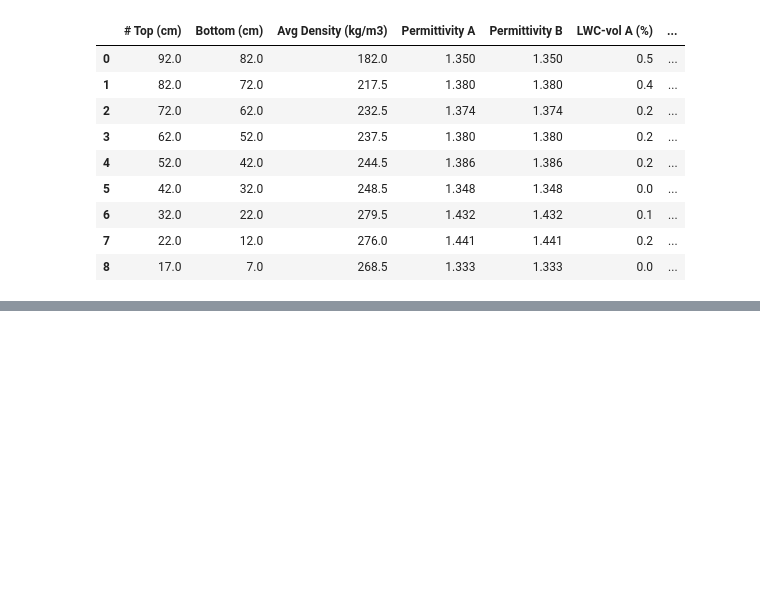
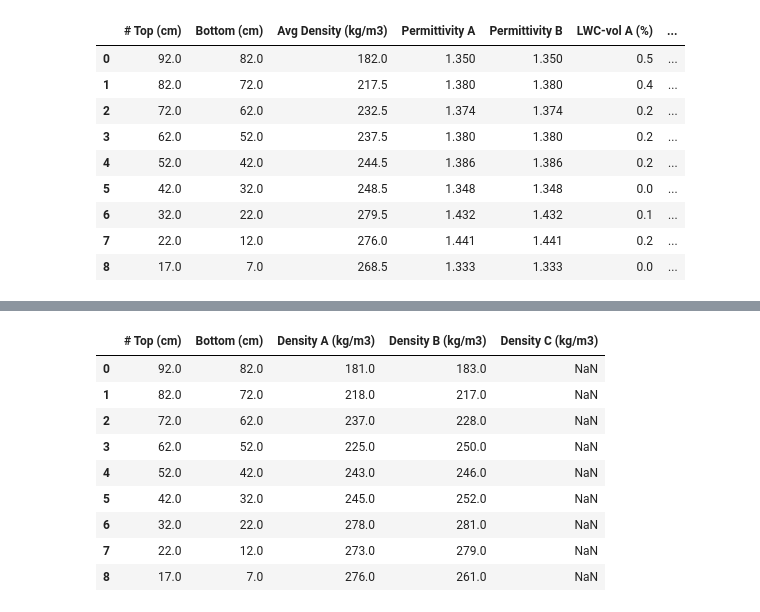
Before and after one commit to snowex-hackweek/uavsar, a Jupyter notebook: ShazWork/Test_Python.ipynb, the cells around one changed output, grey strips where cells are left out. Cells and saved outputs as stored; diff of their text form; code cells hidden in the pictures; blank space fills up the shorter version.

```diff
--- a/ShazWork/Test_Python.ipynb
+++ b/ShazWork/Test_Python.ipynb
@@ -237,0 +238,18 @@ Text(0, 0.5, 'Snow Bottom (cm)')
+# %%
+# grab a different pit parameter file
+parameter = 'density'
+with fs.open('/snowex-data/tutorial-data/core-datasets/pits/SnowEx20_SnowPits_GMIOP_{}_{}_{}_v01.csv'.format(date, pitID, parameter), 'rb') as f:
+
+    d = pd.read_csv(f, header=7)
+d
+# %% [output]
+|  | # Top (cm) | Bottom (cm) | Density A (kg/m3) | Density B (kg/m3) | Density C (kg/m3) |
+| 0 | 92.0 | 82.0 | 181.0 | 183.0 | NaN |
+| 1 | 82.0 | 72.0 | 218.0 | 217.0 | NaN |
+| 2 | 72.0 | 62.0 | 237.0 | 228.0 | NaN |
+| 3 | 62.0 | 52.0 | 225.0 | 250.0 | NaN |
+| 4 | 52.0 | 42.0 | 243.0 | 246.0 | NaN |
+| 5 | 42.0 | 32.0 | 245.0 | 252.0 | NaN |
+| 6 | 32.0 | 22.0 | 278.0 | 281.0 | NaN |
+| 7 | 22.0 | 12.0 | 273.0 | 279.0 | NaN |
+| 8 | 17.0 | 7.0 | 276.0 | 261.0 | NaN |
```
Also changed, not shown: parts of 3 cells of this notebook.
